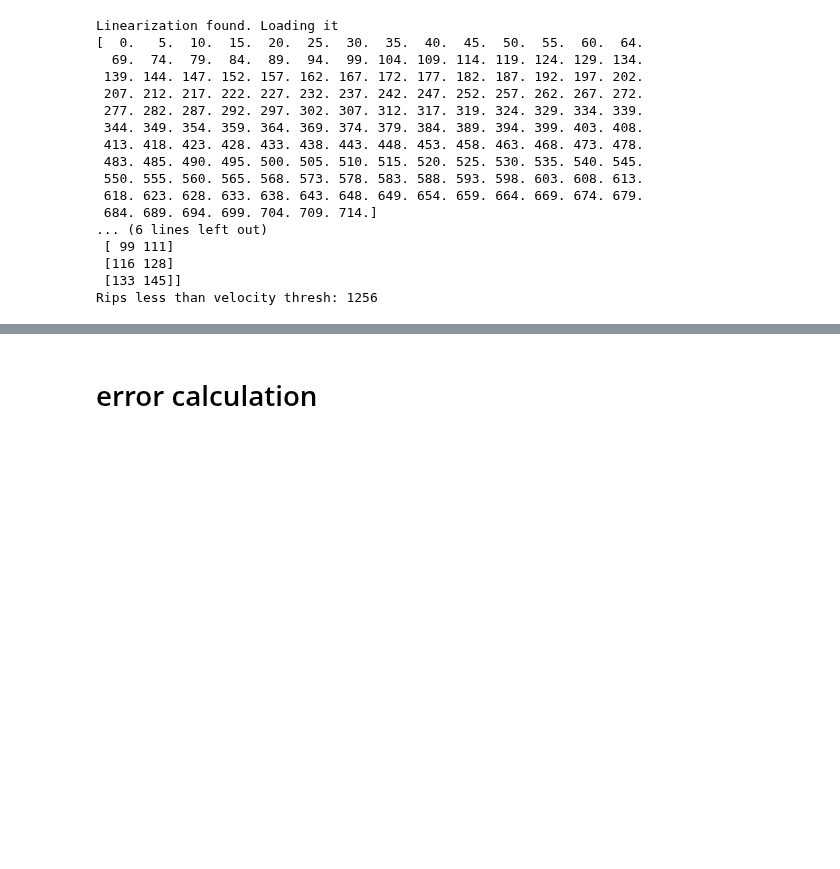
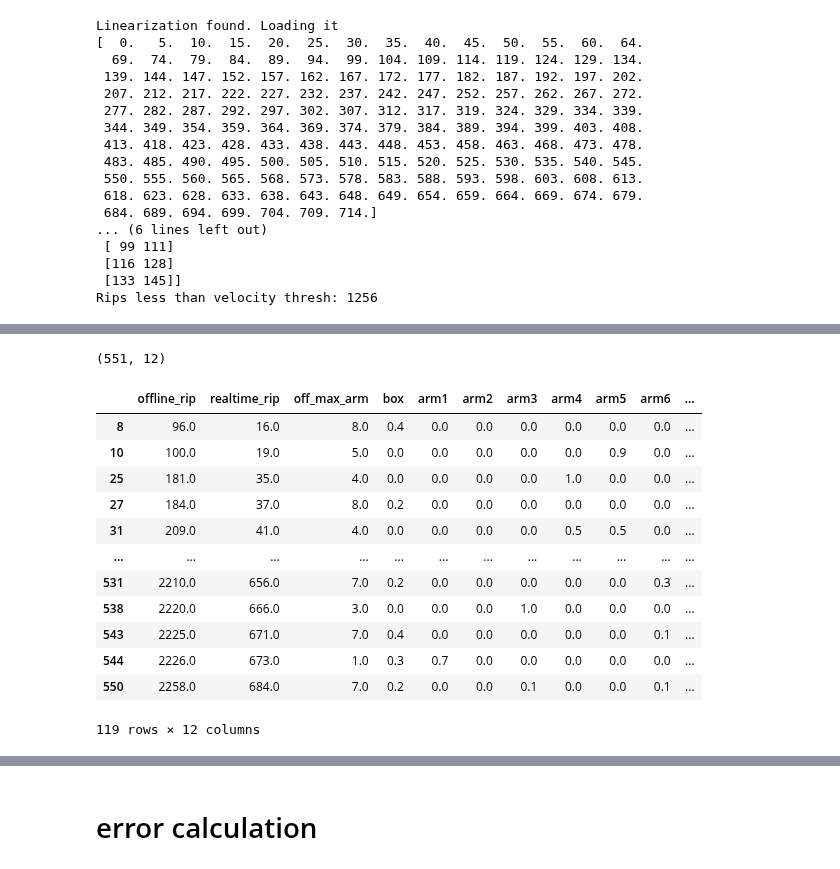
Before and after one commit to trevortknguyen/spykshrk_realtime, a Jupyter notebook: jupyter-notebooks/realtime_replay_matching.ipynb, the cells around one changed output, grey strips where cells are left out. Drawn from its saved outputs; the diff is of its cells as text; code cells hidden in the pictures; blank space fills up the shorter version.

```diff
--- a/jupyter-notebooks/realtime_replay_matching.ipynb
+++ b/jupyter-notebooks/realtime_replay_matching.ipynb
@@ -322,6 +352,8 @@ plt.hist(matching_offline_rips['lockout_num'].diff().values,bins=np.arange(0,5))
 # offline posteriors, 150 uV threshold
 #offline arm ends 8, 25, 42, 59, 77, 94, 111, 128, 145
 arm_coords = [[0,8],[13,25],[30,42],[47,59],[65,77],[82,94],[99,111],[116,128],[133,145]]
+
+summarize_all_rips_off = True
 
 # now need to plot offline ripples that are mismatched
 
@@ -331,6 +363,9 @@ merged_off_post_pos = pd.merge_asof(posterior_offline,offline_pos,on='timestamp'
 offline_posterior_sum_all = np.zeros((len(matching_offline_rips),12))
 
 for index, rip_timestamp in enumerate(matching_offline_rips['timestamp_x']):
+    # to plot all ripples
+    #if summarize_all_rips_off:
+    # to plotting mis-match replays
     if matching_offline_rips['lockout_num'][index:index+1].values in non_matching['realtime_rip'].values:
         print(matching_offline_rips['lockout_num'][index:index+1].values)
         #print(rip_timestamp-30*300,rip_timestamp+30*300,index)
@@ -402,15 +437,38 @@ for index, rip_timestamp in enumerate(matching_offline_rips['timestamp_x']):
         ax.vlines([ripple_times-posterior_to_plot.index[0]],lw=1,color='w',alpha=0.2,*ax.get_ylim())
 
         # final step: save the figure
-        #plt.savefig(f'/stelmo/mcoulter/posterior_plots_by_ripple/2-4-20/remy_20_2_offline_rip_nonmatching_{ripple_num}_real_rip_{realtime_ripple_num}_timestamp_{rip_timestamp}.jpg')
+        #plt.savefig(f'/stelmo/mcoulter/posterior_plots_by_ripple/remy_20_2_offline_2_19_rip_nonmatching_{ripple_num}_real_rip_{realtime_ripple_num}_timestamp_{rip_timestamp}.jpg')
 
 # convert offline_posterior_sum_all array to pandas
-off_post_sum_summary = pd.DataFrame(data=offline_posterior_sum_all,columns=('offline_rip','realtime_rip',
-                                                                            'off_max_arm','box','arm1','arm2',
-                                                                            'arm3','arm4','arm5','arm6',
-                                                                            'arm7','arm8'))
+# only run this first time through - not with non-matching
 
-off_post_sum_summary.shape
+#off_post_sum_summary = pd.DataFrame(data=offline_posterior_sum_all,columns=('offline_rip','realtime_rip',
+#                                                                            'off_max_arm','box','arm1','arm2',
+#                                                                            'arm3','arm4','arm5','arm6',
+#                                                                            'arm7','arm8'))
+
+#off_post_sum_summary.shape
+# %%
+# plot histogram of offline replay arms
+off_post_sum_summary
+#plt.hist(off_post_sum_summary['off_max_arm'].values,bins=np.arange(0,100))
+print(off_post_sum_summary.shape)
+off_post_sum_summary[(off_post_sum_summary['off_max_arm']>=1) & (off_post_sum_summary['off_max_arm']<=8)]
+# %% [output]
+(551, 12)
+|  | offline_rip | realtime_rip | off_max_arm | box | arm1 | arm2 | arm3 | arm4 | arm5 | arm6 | ... |
+| 8 | 96.0 | 16.0 | 8.0 | 0.4 | 0.0 | 0.0 | 0.0 | 0.0 | 0.0 | 0.0 | ... |
+| 10 | 100.0 | 19.0 | 5.0 | 0.0 | 0.0 | 0.0 | 0.0 | 0.0 | 0.9 | 0.0 | ... |
+| 25 | 181.0 | 35.0 | 4.0 | 0.0 | 0.0 | 0.0 | 0.0 | 1.0 | 0.0 | 0.0 | ... |
+| 27 | 184.0 | 37.0 | 8.0 | 0.2 | 0.0 | 0.0 | 0.0 | 0.0 | 0.0 | 0.0 | ... |
+| 31 | 209.0 | 41.0 | 4.0 | 0.0 | 0.0 | 0.0 | 0.0 | 0.5 | 0.5 | 0.0 | ... |
+| ... | ... | ... | ... | ... | ... | ... | ... | ... | ... | ... | ... |
+| 531 | 2210.0 | 656.0 | 7.0 | 0.2 | 0.0 | 0.0 | 0.0 | 0.0 | 0.0 | 0.3 | ... |
+| 538 | 2220.0 | 666.0 | 3.0 | 0.0 | 0.0 | 0.0 | 1.0 | 0.0 | 0.0 | 0.0 | ... |
+| 543 | 2225.0 | 671.0 | 7.0 | 0.4 | 0.0 | 0.0 | 0.0 | 0.0 | 0.0 | 0.1 | ... |
+| 544 | 2226.0 | 673.0 | 1.0 | 0.3 | 0.7 | 0.0 | 0.0 | 0.0 | 0.0 | 0.0 | ... |
+| 550 | 2258.0 | 684.0 | 7.0 | 0.2 | 0.0 | 0.0 | 0.1 | 0.0 | 0.0 | 0.1 | ... |
+119 rows × 12 columns
 # %%
 # join offline and realtime replay summaries
 replay_summary_combined = pd.DataFrame.join(off_post_sum_summary,realtime_post_sum_summary,on='realtime_rip',
```
Also changed, not shown: parts of 10 cells of this notebook, 2 other files.
